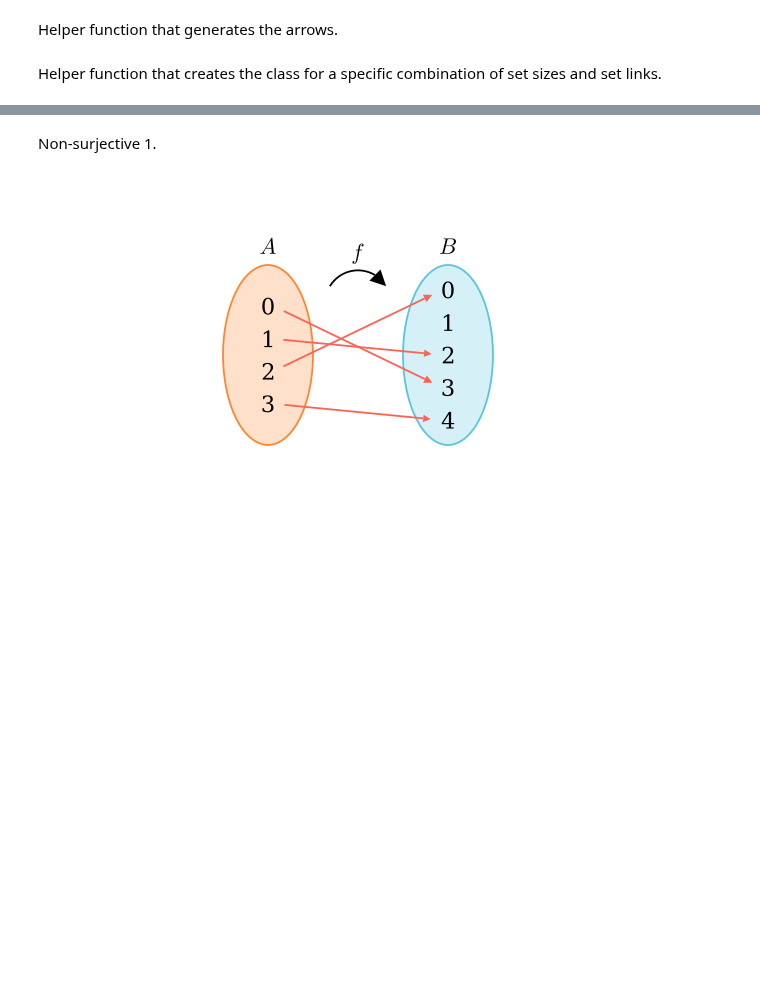
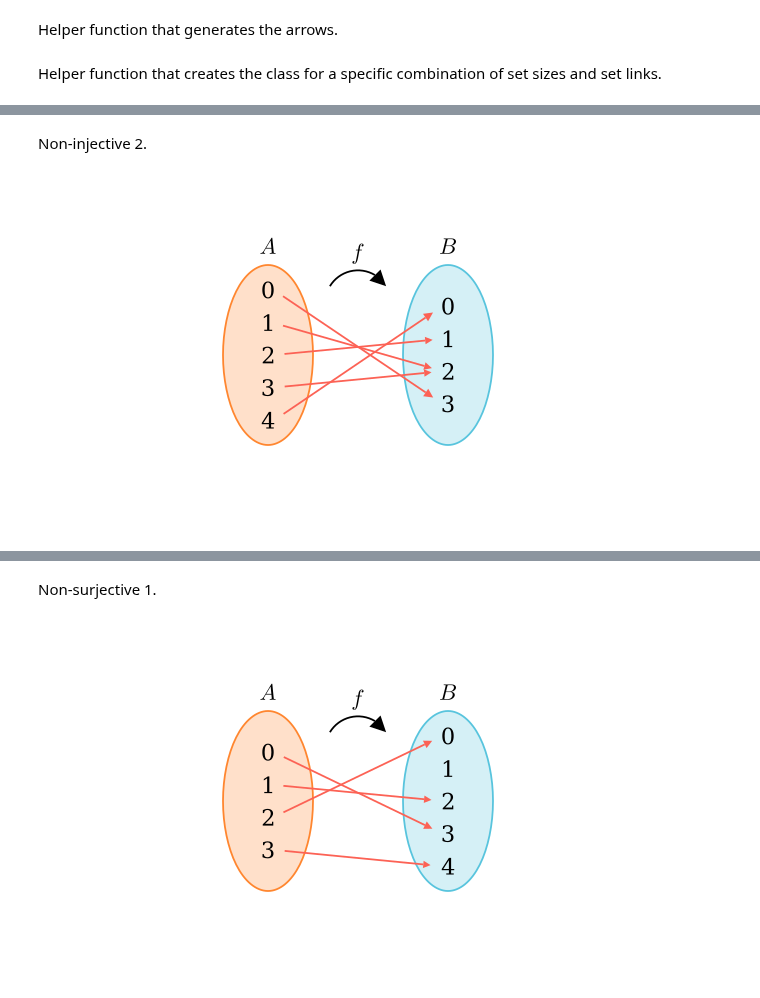
Before and after one commit to PhotonicGluon/NZQRC-Book, a Jupyter notebook: code/image_generation/notebooks/part-1/functions.ipynb, the cells around one changed output, grey strips where cells are left out. Drawn from its saved outputs; the diff is of its cells as text; code cells hidden in the pictures; blank space fills up the shorter version.

```diff
--- a/code/image_generation/notebooks/part-1/functions.ipynb
+++ b/code/image_generation/notebooks/part-1/functions.ipynb
@@ -513,0 +533,18 @@ def make_surjective_detective(a_size: int, b_size: int, links: list[tuple[int, i
+# %% [markdown]
+Non-injective 2.
+# %%
+%%generate_image surjective-detective_noninj_2 DetectiveDiagram
+
+DetectiveDiagram = make_detective(
+    5,
+    4,
+    [
+        (0, 3),
+        (1, 2),
+        (2, 1),
+        (3, 2),
+        (4, 0)
+    ]
+)
+# %% [output]
+[figure, added]
```
Also changed, not shown: parts of 14 cells of this notebook, 6 other files.
